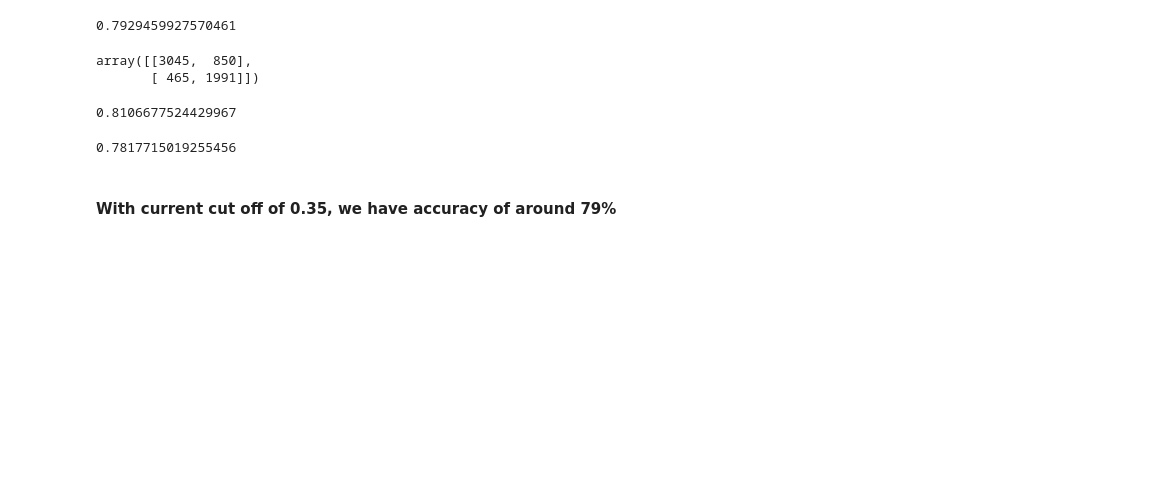
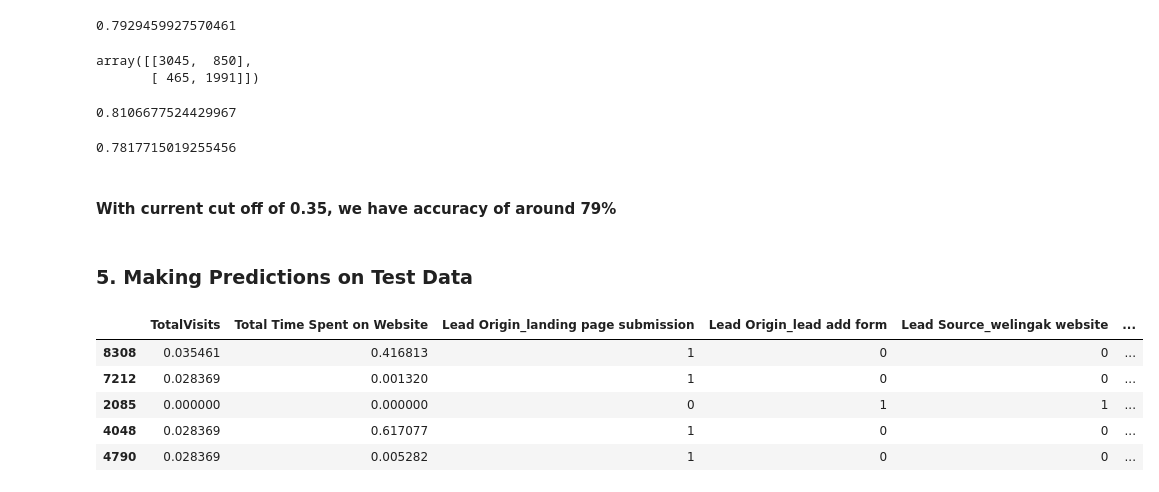
Before and after one commit to connectin-neha/data-science, a Jupyter notebook: case_study/lead_scoring/lead_score.ipynb, the cells around one changed output. Saved outputs shown, nothing was run; the diff lists cells and outputs as text; code cells hidden in the pictures; blank space fills up the shorter version.

```diff
--- a/case_study/lead_scoring/lead_score.ipynb
+++ b/case_study/lead_scoring/lead_score.ipynb
@@ -1358,3 +1367,5 @@ print(TN/(TN+FP))
 0.7817715019255456
 # %% [markdown]
 #### With current cut off of 0.35, we have accuracy of around 79%
+# %% [markdown]
+### 5. Making Predictions on Test Data
@@ -1360,0 +1376,14 @@ print(TN/(TN+FP))
+# %%
+# Substituting all the columns in the final train model
+col = X_train.columns
+
+# Select the columns in X_train for X_test as well
+X_test = X_test[col]
+X_test.head()
+# %% [output]
+|  | TotalVisits | Total Time Spent on Website | Lead Origin_landing page submission | Lead Origin_lead add form | Lead Source_welingak website | ... |
+| 8308 | 0.035461 | 0.416813 | 1 | 0 | 0 | ... |
+| 7212 | 0.028369 | 0.001320 | 1 | 0 | 0 | ... |
+| 2085 | 0.000000 | 0.000000 | 0 | 1 | 1 | ... |
+| 4048 | 0.028369 | 0.617077 | 1 | 0 | 0 | ... |
+| 4790 | 0.028369 | 0.005282 | 1 | 0 | 0 | ... |
```
Also changed, not shown: parts of 42 cells of this notebook.
